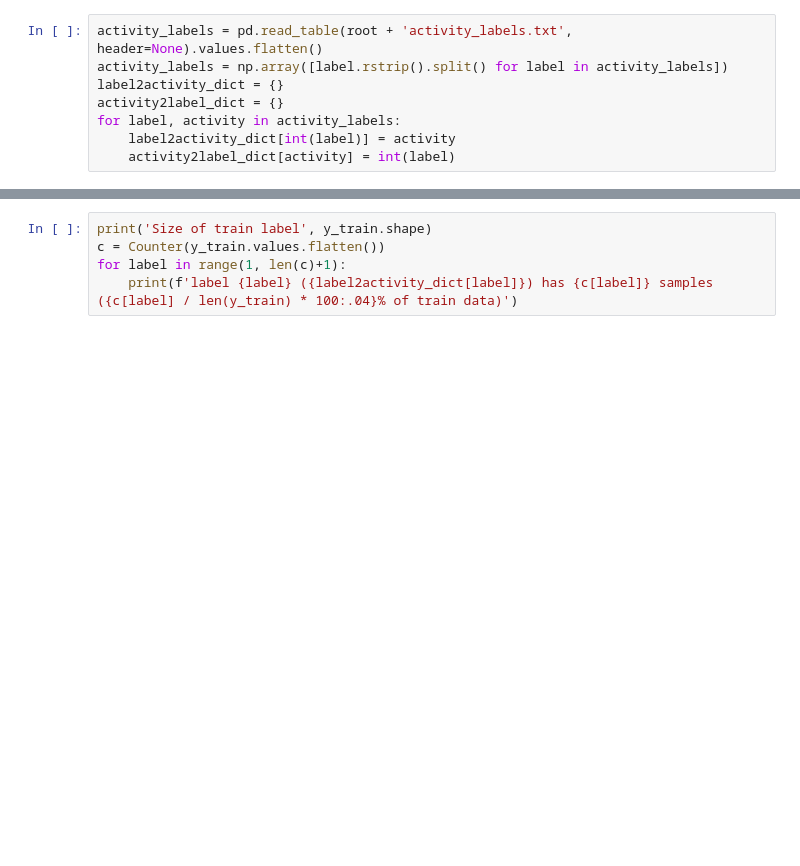
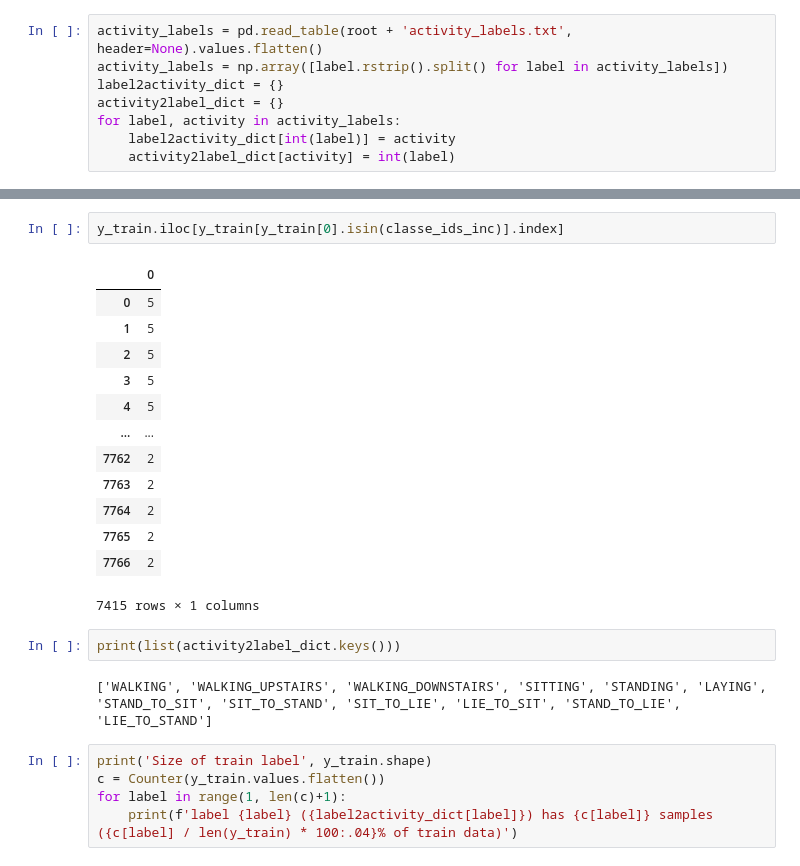
Before and after one commit to takumiw/Deep-Learning-for-Human-Activity-Recognition, a Jupyter notebook: notebooks/basic_data_analysis.ipynb, the cells around one changed output, grey strips where cells are left out. Drawn from its saved outputs; the diff is of its cells as text; blank space fills up the shorter version.

```diff
--- a/notebooks/basic_data_analysis.ipynb
+++ b/notebooks/basic_data_analysis.ipynb
@@ -93,3 +119,23 @@ for label, activity in activity_labels:
+# %%
+y_train.iloc[y_train[y_train[0].isin(classe_ids_inc)].index]
+# %% [output]
+|  | 0 |
+| 0 | 5 |
+| 1 | 5 |
+| 2 | 5 |
+| 3 | 5 |
+| 4 | 5 |
+| ... | ... |
+| 7762 | 2 |
+| 7763 | 2 |
+| 7764 | 2 |
+| 7765 | 2 |
+| 7766 | 2 |
+7415 rows × 1 columns
+# %%
+print(list(activity2label_dict.keys()))
+# %% [output]
+['WALKING', 'WALKING_UPSTAIRS', 'WALKING_DOWNSTAIRS', 'SITTING', 'STANDING', 'LAYING', 'STAND_TO_SIT', 'SIT_TO_STAND', 'SIT_TO_LIE', 'LIE_TO_SIT', 'STAND_TO_LIE', 'LIE_TO_STAND']
 # %%
 print('Size of train label', y_train.shape)
 c = Counter(y_train.values.flatten())
```
Also changed, not shown: parts of 3 cells of this notebook.
